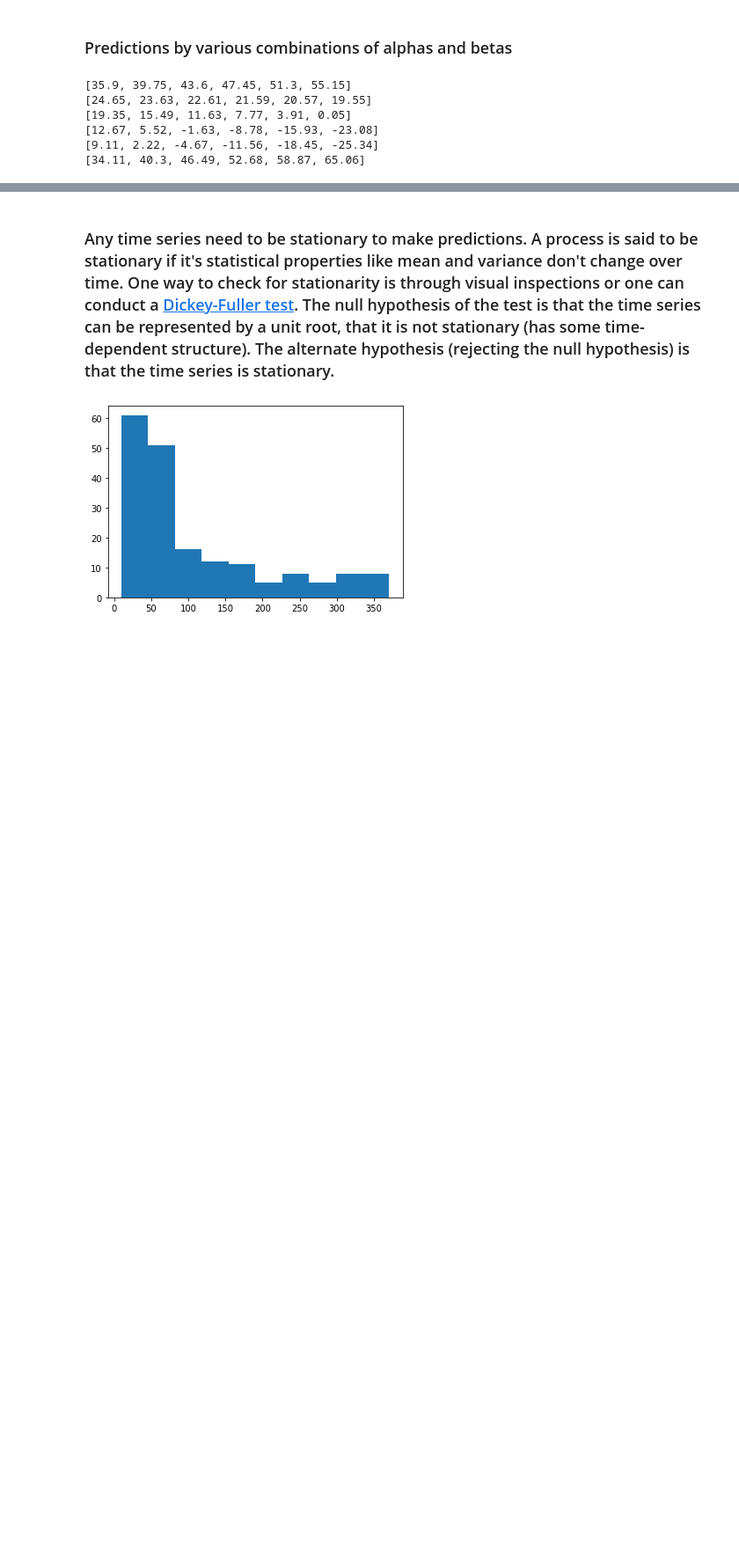
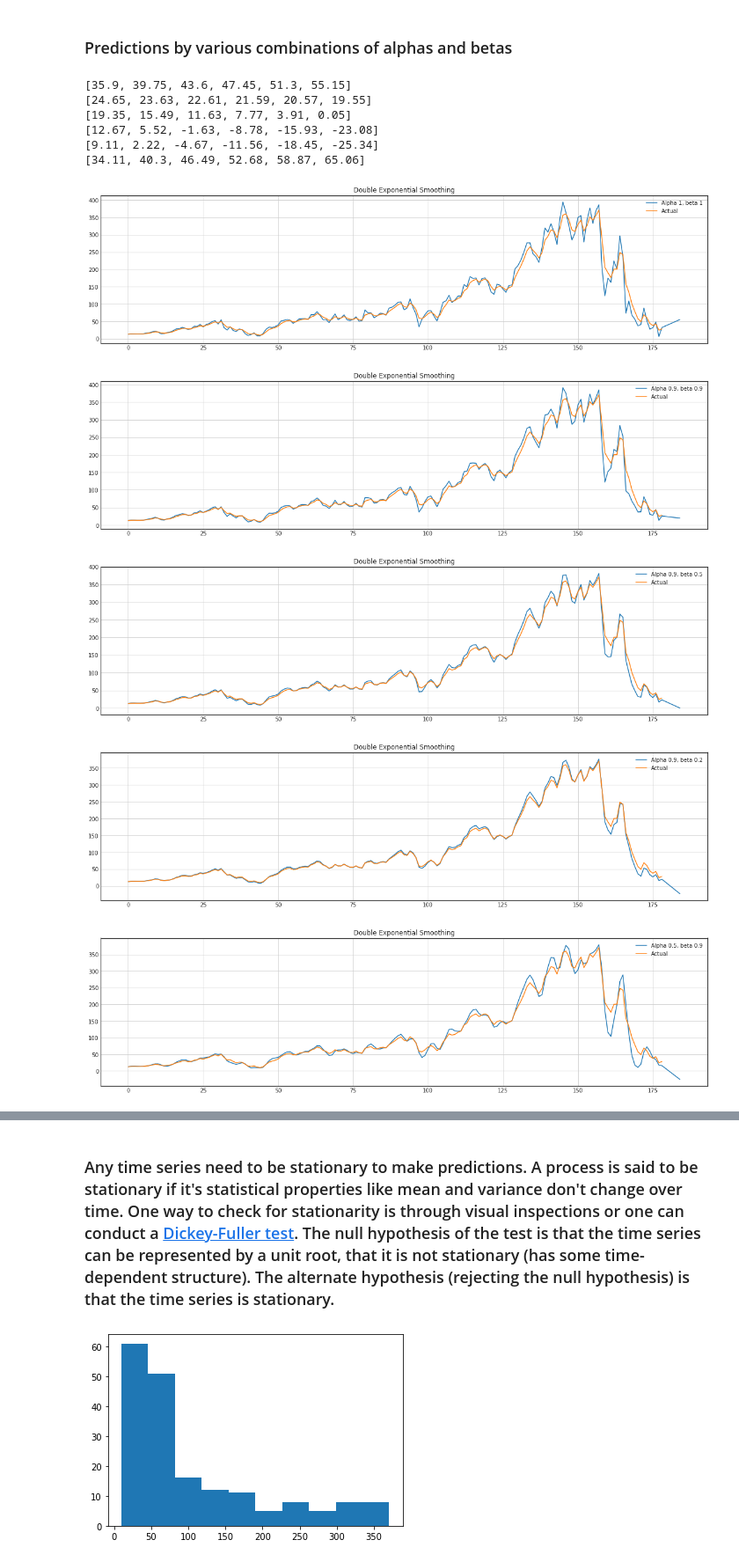
Before and after one commit to Selva-Subramanian/Yes-Bank-Stock-Closing-Price-Prediction, a Jupyter notebook: Yes_Bank_Stock_Closing_Price_Prediction.ipynb, the cells around one changed output, grey strips where cells are left out. Shown at 88% size. Drawn from its saved outputs; the diff is of its cells as text; code cells hidden in the pictures; blank space fills up the shorter version.

```diff
--- a/Yes_Bank_Stock_Closing_Price_Prediction.ipynb
+++ b/Yes_Bank_Stock_Closing_Price_Prediction.ipynb
@@ -536,9 +450,3 @@ def dema(series, horizon, alpha, beta):
 
         plt.title("Double Exponential Smoothing")
         plt.grid(True)
-# %%
-# Try multiple values of alpha and beta
-
-combinations = [(1,1), (0.9,0.9), (0.9, 0.5), (0.9, 0.2), (0.5, 0.9), (0.2, 0.9)]
-for alpha, beta in combinations:
-  dema(df['OHL'][0:173], 12, alpha, beta)
@@ -558,14 +453,20 @@ for alpha, beta in combinations:
 # %% [markdown]
 ### Predictions by various combinations of alphas and betas
-# %%
-acc = []
-for alpha, beta in combinations:
-  pacc = double_exponential_smoothing(df['OHL'][0:179], 6, alpha, beta)
-  acc.append(mean_squared_error(df['OHL'][-6:], pacc[-6:]))
-# %% [output]
-[35.9, 39.75, 43.6, 47.45, 51.3, 55.15]
-[24.65, 23.63, 22.61, 21.59, 20.57, 19.55]
-[19.35, 15.49, 11.63, 7.77, 3.91, 0.05]
-[12.67, 5.52, -1.63, -8.78, -15.93, -23.08]
-[9.11, 2.22, -4.67, -11.56, -18.45, -25.34]
-[34.11, 40.3, 46.49, 52.68, 58.87, 65.06]
+# %%
+# Try multiple values of alpha and beta
+
+combinations = [(1,1), (0.9,0.9), (0.9, 0.5), (0.9, 0.2), (0.5, 0.9), (0.2, 0.9)]
+for alpha, beta in combinations:
+  dema(df['OHL'][0:179], 6, alpha, beta)
+# %% [output]
+[35.9, 39.75, 43.6, 47.45, 51.3, 55.15]
+[24.65, 23.63, 22.61, 21.59, 20.57, 19.55]
+[19.35, 15.49, 11.63, 7.77, 3.91, 0.05]
+[12.67, 5.52, -1.63, -8.78, -15.93, -23.08]
+[9.11, 2.22, -4.67, -11.56, -18.45, -25.34]
+[34.11, 40.3, 46.49, 52.68, 58.87, 65.06]
+[figure, added]
+[figure, added]
+[figure, added]
+[figure, added]
+[figure, added]
```
Also changed, not shown: parts of 46 cells of this notebook.
